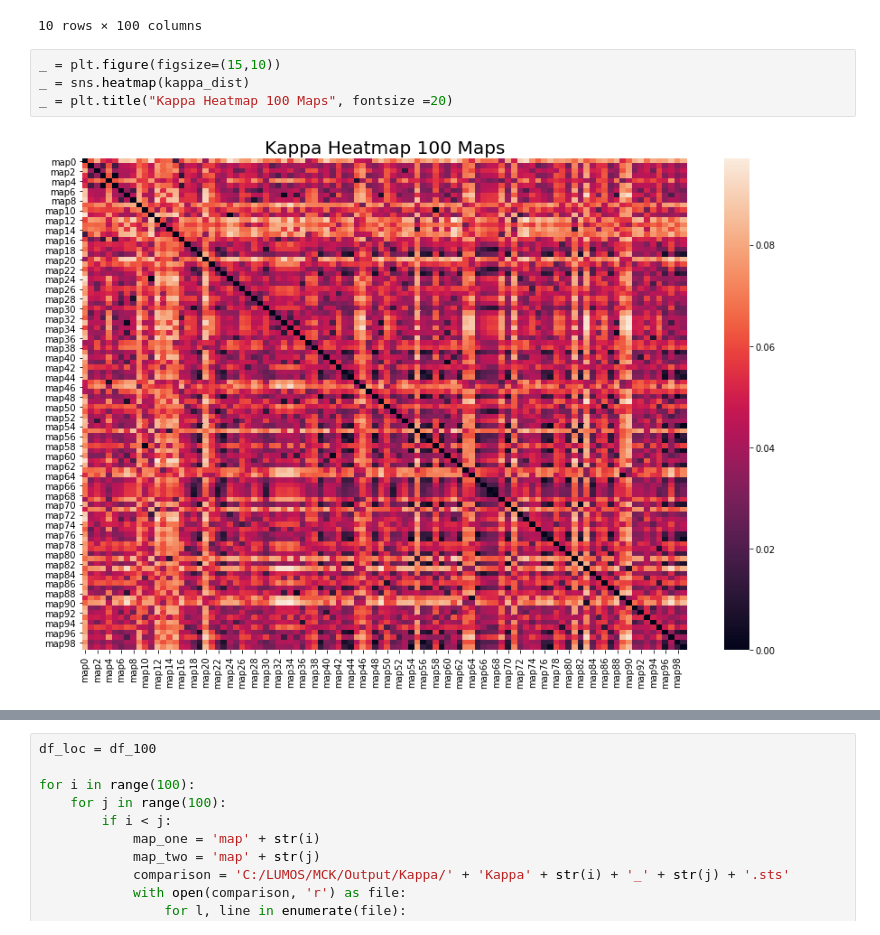
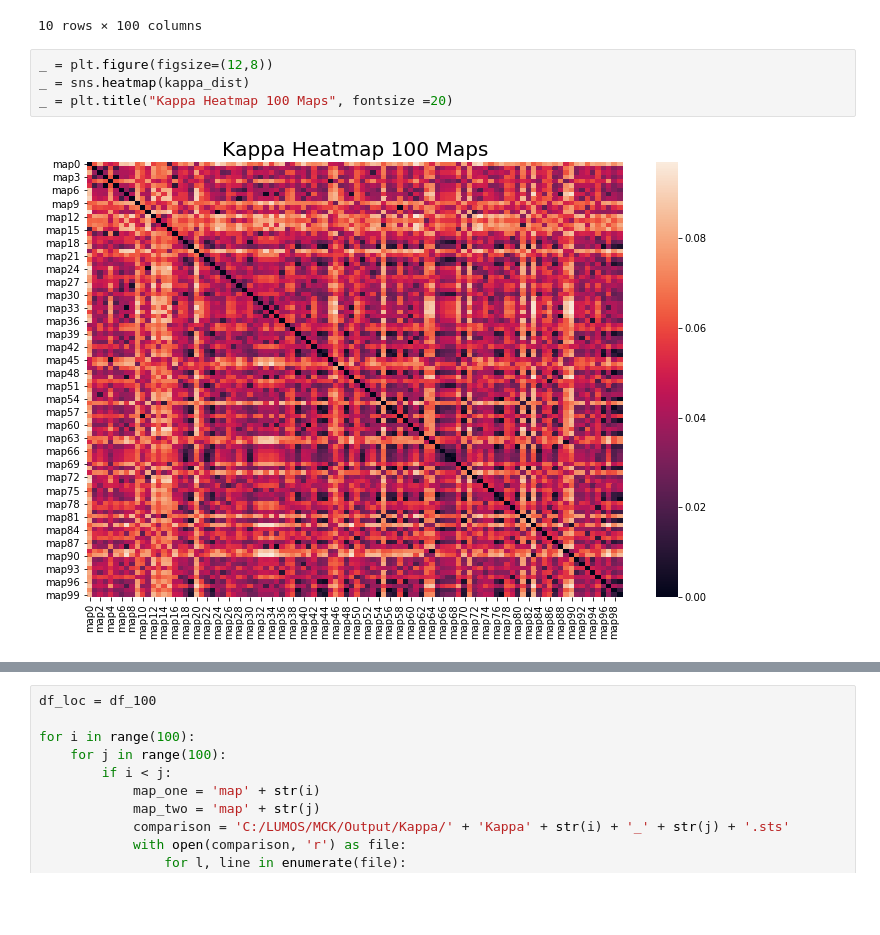
Before and after one commit to OQuispel/metric_clustering, a Jupyter notebook: cmdprompt_mck.ipynb, the cells around one changed output, grey strips where cells are left out. Drawn from its saved outputs; the diff is of its cells as text; blank space fills up the shorter version.

```diff
--- a/cmdprompt_mck.ipynb
+++ b/cmdprompt_mck.ipynb
@@ -125,8 +142,8 @@ kappa_dist.head(10)
 | map9 | 0.064 | 0.065 | 0.073 | 0.074 | 0.055 | 0.074 | 0.077 | 0.080 | 0.081 | 0.000 | ... | ... |
 10 rows × 100 columns
 # %%
-_ = plt.figure(figsize=(15,10))
+_ = plt.figure(figsize=(12,8))
 _ = sns.heatmap(kappa_dist)
 _ = plt.title("Kappa Heatmap 100 Maps", fontsize =20)
 # %% [output]
-[figure, old version]
+[figure, new version]
```
Also changed, not shown: parts of 44 cells of this notebook.
